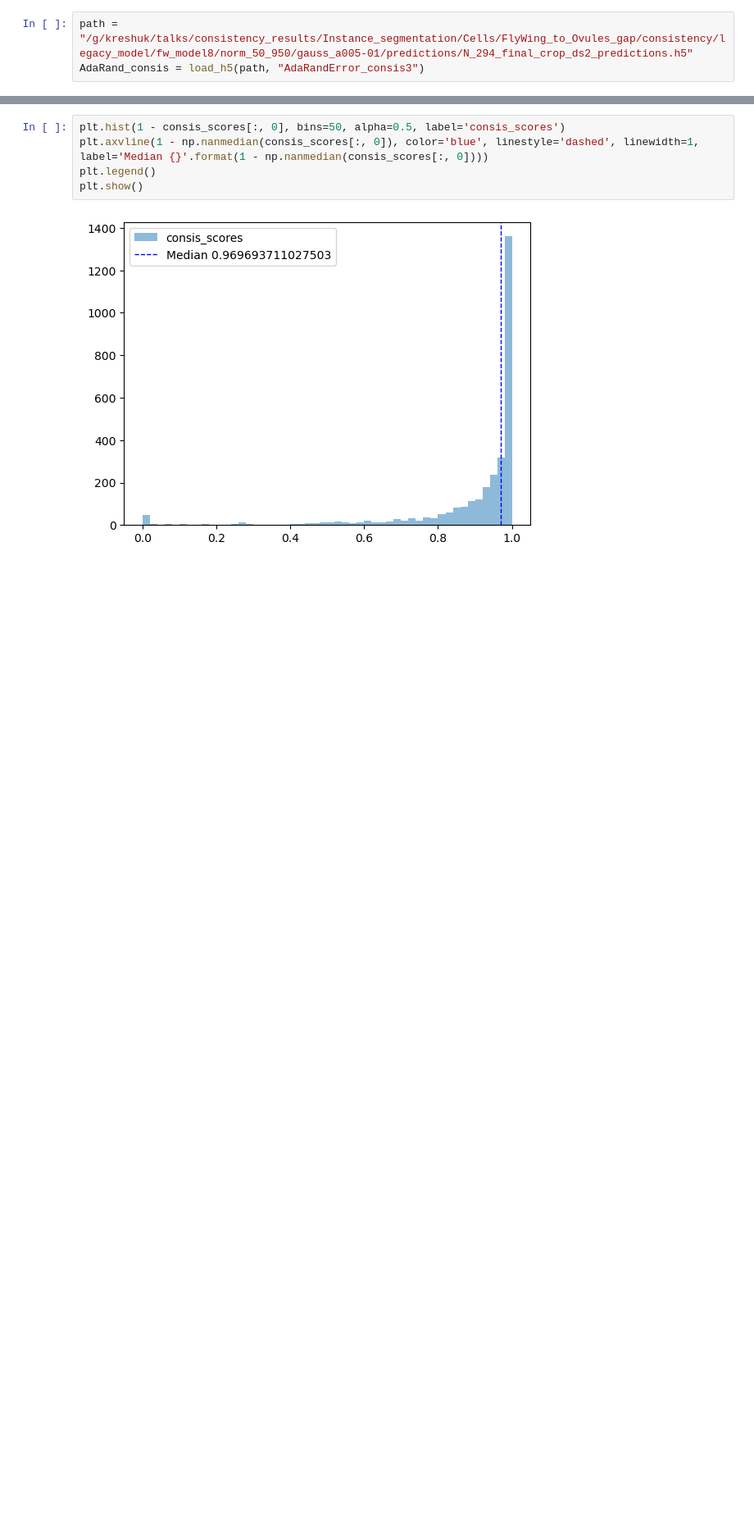
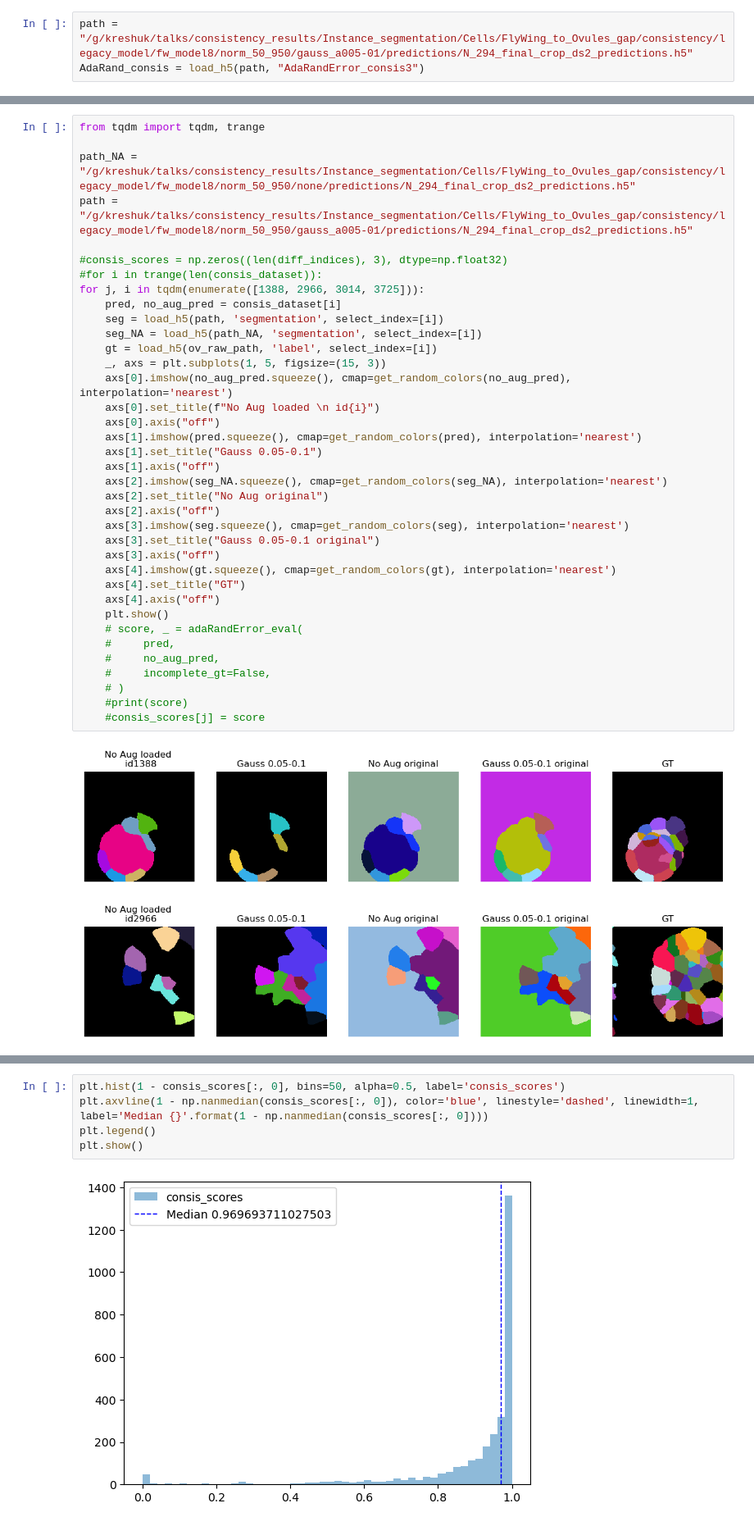
Before and after one commit to kreshuklab/model_ranking, a Jupyter notebook: notebooks/cell_segmentation/predictions/Ovules_summary_metrics2.ipynb, the cells around one changed output, grey strips where cells are left out. Shown at 82% size. Drawn from its saved outputs; the diff is of its cells as text; blank space fills up the shorter version.

```diff
--- a/notebooks/cell_segmentation/predictions/Ovules_summary_metrics2.ipynb
+++ b/notebooks/cell_segmentation/predictions/Ovules_summary_metrics2.ipynb
@@ -118,0 +153,40 @@ consis_scores2 values: [0.256772   0.86651015 0.00671284 0.1287486  0.00201879 0
+# %%
+from tqdm import tqdm, trange
+
+path_NA = "/g/kreshuk/talks/consistency_results/Instance_segmentation/Cells/FlyWing_to_Ovules_gap/consistency/legacy_model/fw_model8/norm_50_950/none/predictions/N_294_final_crop_ds2_predictions.h5"
+path = "/g/kreshuk/talks/consistency_results/Instance_segmentation/Cells/FlyWing_to_Ovules_gap/consistency/legacy_model/fw_model8/norm_50_950/gauss_a005-01/predictions/N_294_final_crop_ds2_predictions.h5"
+
+#consis_scores = np.zeros((len(diff_indices), 3), dtype=np.float32)
+#for i in trange(len(consis_dataset)):
+for j, i in tqdm(enumerate([1388, 2966, 3014, 3725])):
+    pred, no_aug_pred = consis_dataset[i]
+    seg = load_h5(path, 'segmentation', select_index=[i])
+    seg_NA = load_h5(path_NA, 'segmentation', select_index=[i])
+    gt = load_h5(ov_raw_path, 'label', select_index=[i])
+    _, axs = plt.subplots(1, 5, figsize=(15, 3))
+    axs[0].imshow(no_aug_pred.squeeze(), cmap=get_random_colors(no_aug_pred), interpolation='nearest')
+    axs[0].set_title(f"No Aug loaded \n id{i}")
+    axs[0].axis("off")
+    axs[1].imshow(pred.squeeze(), cmap=get_random_colors(pred), interpolation='nearest')
+    axs[1].set_title("Gauss 0.05-0.1")
+    axs[1].axis("off")
+    axs[2].imshow(seg_NA.squeeze(), cmap=get_random_colors(seg_NA), interpolation='nearest')
+    axs[2].set_title("No Aug original")
+    axs[2].axis("off")
+    axs[3].imshow(seg.squeeze(), cmap=get_random_colors(seg), interpolation='nearest')
+    axs[3].set_title("Gauss 0.05-0.1 original")
+    axs[3].axis("off")
+    axs[4].imshow(gt.squeeze(), cmap=get_random_colors(gt), interpolation='nearest')
+    axs[4].set_title("GT")
+    axs[4].axis("off")
+    plt.show()
+    # score, _ = adaRandError_eval(
+    #     pred,
+    #     no_aug_pred,
+    #     incomplete_gt=False,
+    # )
+    #print(score)
+    #consis_scores[j] = score
+# %% [output]
+[figure, added]
+[figure, added]
```
Also changed, not shown: parts of 12 cells of this notebook, 3 other files.
